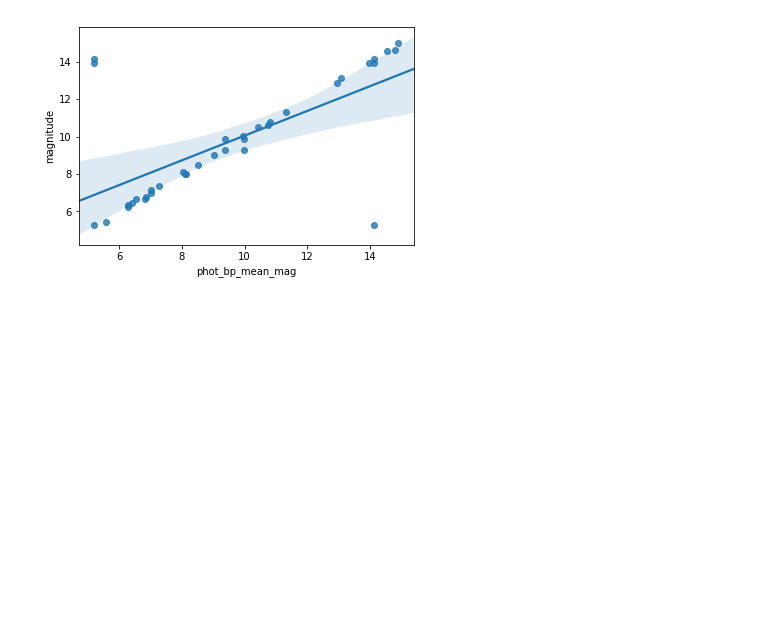
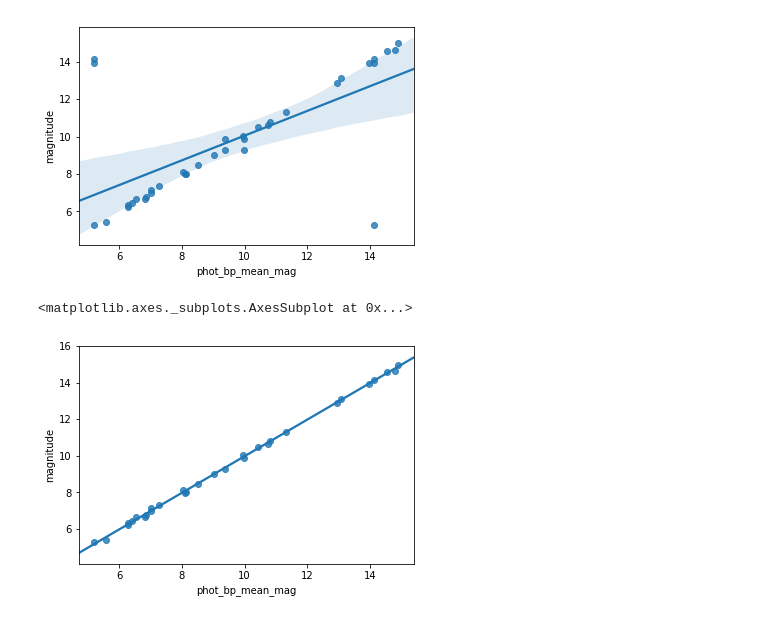
Before and after one commit to oliang2000/yerkes-plate-digitization, a Jupyter notebook: DataMatching.ipynb, the cells around one changed output. Saved outputs shown, nothing was run; the diff lists cells and outputs as text; code cells hidden in the pictures; blank space fills up the shorter version.

Commit message:
Drop duplicates function

```diff
--- a/DataMatching.ipynb
+++ b/DataMatching.ipynb
@@ -43,7 +43,7 @@ sns.regplot('CentroidRA', 'CentroidDec',data=df_apt, fit_reg = False)
 # %%
 maxdiff = 0.5
 
-df = pd.DataFrame(columns=['ra','dec','phot_bp_mean_mag','CentroidRA','CentroidDec','magnitude'])
+df = pd.DataFrame(columns=['ra','dec','phot_bp_mean_mag','CentroidRA','CentroidDec','magnitude','diff'])
 
 m = 0
 while m<30:
@@ -56,7 +56,9 @@ while m<30:
             df = df.append({'ra': df_gaia['ra'][m], 'dec': df_gaia['dec'][m], \
                             'phot_bp_mean_mag': df_gaia['phot_bp_mean_mag'][m],\
                        'CentroidRA':df_apt['CentroidRA'][n], 'CentroidDec':df_apt['CentroidDec'][n],\
-                       'magnitude': df_apt['magnitude'][n]}, ignore_index=True)
+                       'magnitude': df_apt['magnitude'][n], \
+                       'diff' : math.sqrt((df_apt['CentroidRA'][n]-df_gaia['ra'][m])**2+(df_apt['CentroidDec'][n]-df_gaia['dec'][m])**2)},\
+            ignore_index=True)
         n+=1
     m+=1
 # %%
@@ -64,11 +66,10 @@ sns.regplot('phot_bp_mean_mag','magnitude',data=df)
 # %% [output]
 <matplotlib.axes._subplots.AxesSubplot at 0x...>
 [figure]
-# %%
-maxdiff = 0.5
-cycnum = min(len(df1),len(df2))
-df = pd.DataFrame(columns=['ra','dec','magnitude','CentroidRA','CentroidDec','magnitude','phot_bp_mean_mag'])
-
-[row[0] for row in dt1]
-
-df2.iloc[0]['ra']
+# %%
+#drop duplicates
+df = df.sort_values('diff').drop_duplicates('ra')
+sns.regplot('phot_bp_mean_mag','magnitude',data=df)
+# %% [output]
+<matplotlib.axes._subplots.AxesSubplot at 0x...>
+[figure, added]
```
